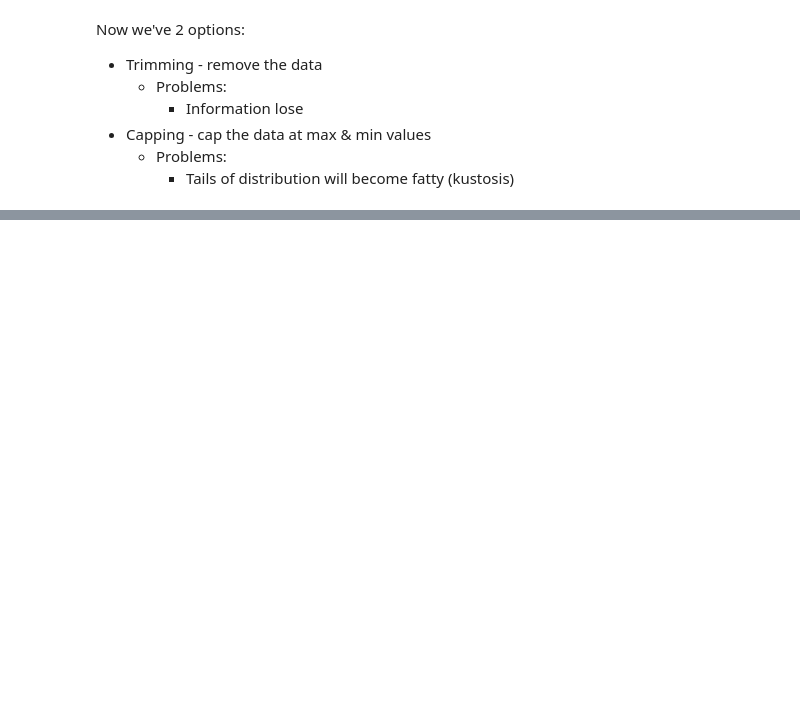
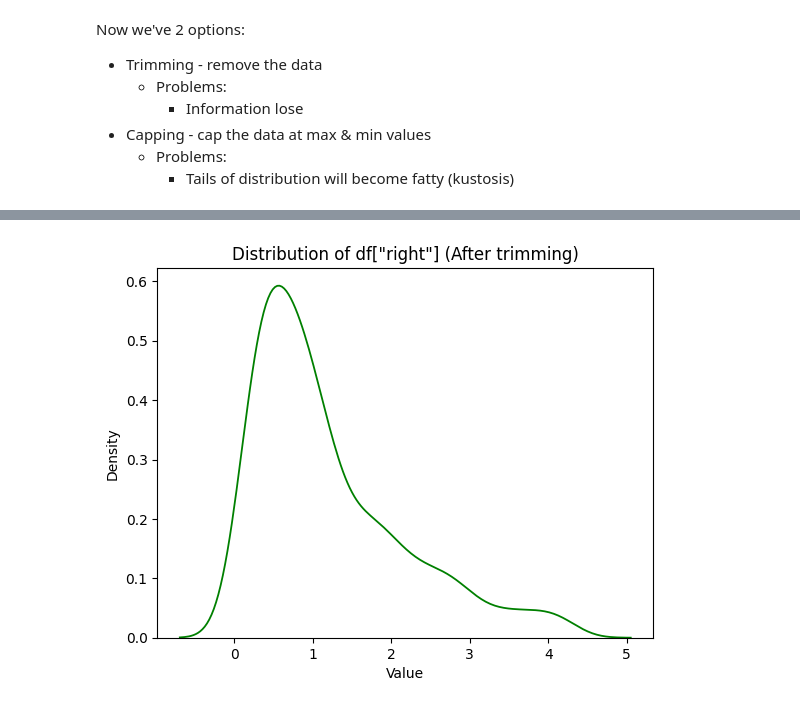
Before and after one commit to ronylpatil/data-preprocessing, a Jupyter notebook: notebooks/outliers_handling.ipynb, the cells around one changed output, grey strips where cells are left out. Cells and saved outputs as stored; diff of their text form; code cells hidden in the pictures; blank space fills up the shorter version.

```diff
--- a/notebooks/outliers_handling.ipynb
+++ b/notebooks/outliers_handling.ipynb
@@ -112,0 +160,13 @@ plt.show()
+# %%
+# Trimming
+trimmed_df_iqr = df[(df['right'] >= ll) & (df['right'] <= ul)]
+
+# Plot a histogram of the generated data
+# sns.kdeplot(df['right'], color='blue', linewidth=1.3)
+sns.kdeplot(trimmed_df_iqr['right'], color='green', linewidth=1.3)
+plt.title('Distribution of df["right"] (After trimming)')
+plt.xlabel('Value')
+plt.ylabel('Density')
+plt.show()
+# %% [output]
+[figure, added]
```
Also changed, not shown: parts of 13 cells of this notebook.
